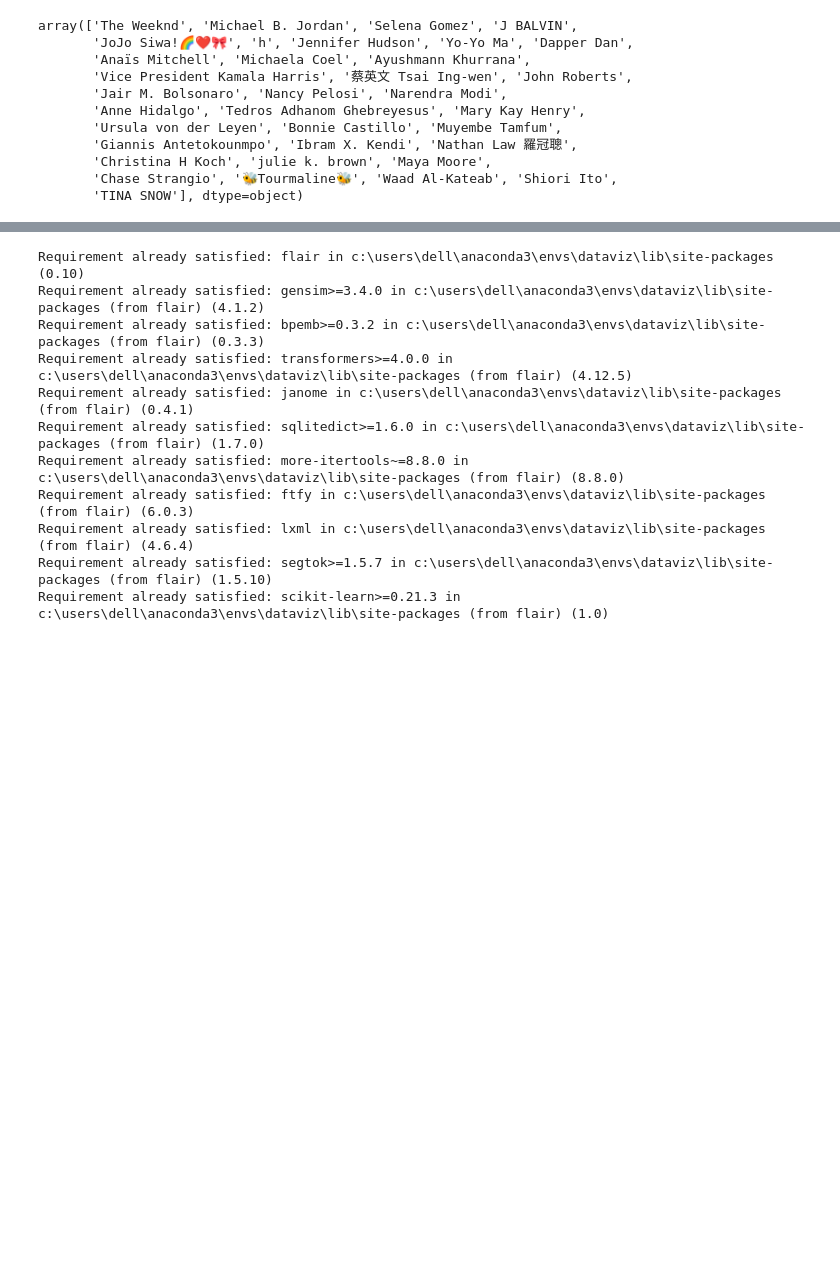
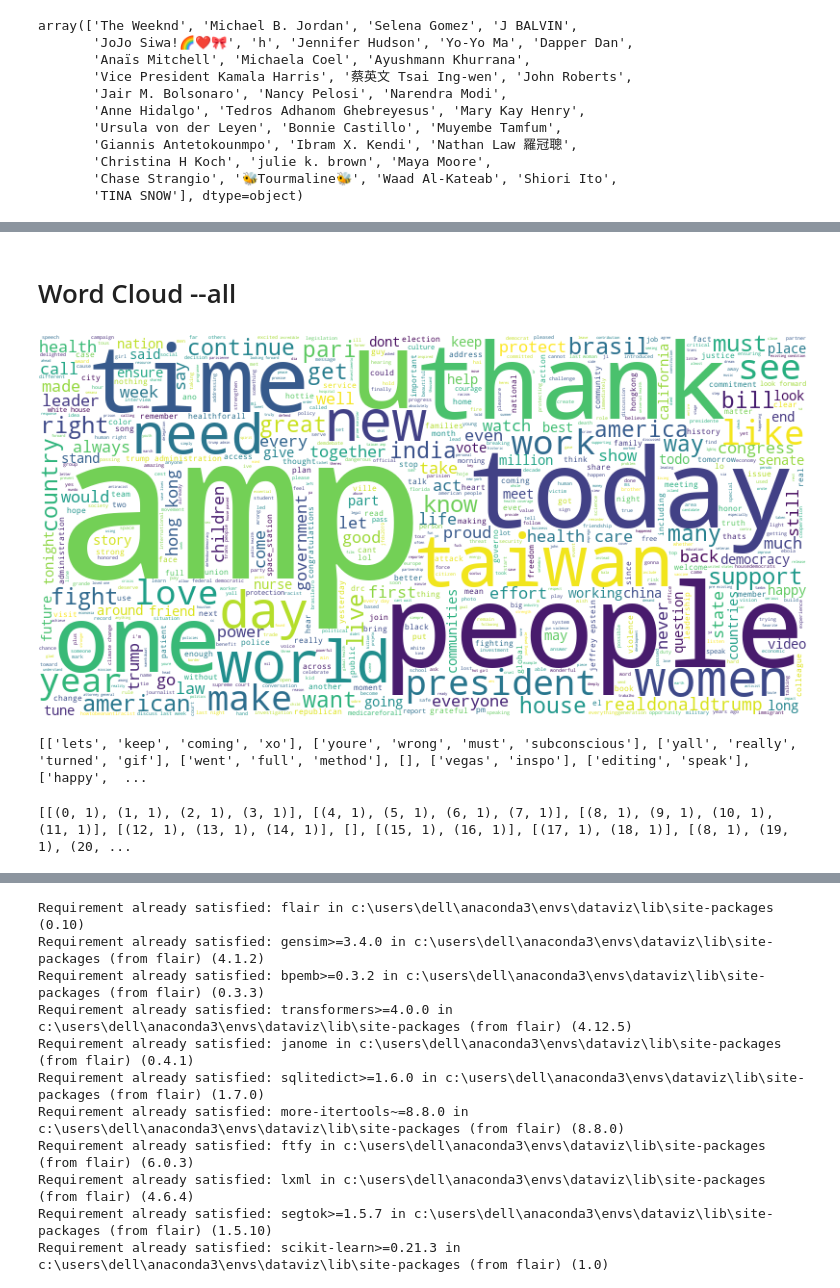
Before and after one commit to Surb22/Final-Project-IS417, a Jupyter notebook: Code/twitter_data.ipynb, the cells around one changed output, grey strips where cells are left out. Cells and saved outputs as stored; diff of their text form; code cells hidden in the pictures; blank space fills up the shorter version.

Commit message:
topic modelling

```diff
--- a/Code/twitter_data.ipynb
+++ b/Code/twitter_data.ipynb
@@ -133,4 +133,13 @@ tweets_df1_withoutEmojis
 11793 rows × 9 columns
+# %%
+tweets_df1_topic = tweets_df1_withoutEmojis
 # %%
-tweets_df1_withoutEmojis['FilteredContent'] = tweets_df1_withoutEmojis['Content'].map(lambda x: re.sub('[,\.!?]', '', x))
-tweets_df1_withoutEmojis['FilteredContent'] = tweets_df1_withoutEmojis['FilteredContent'].map(lambda x: x.lower())
+# Removing URLs from tweets
+tweets_df1_topic['FilteredContent'] = tweets_df1_withoutEmojis['Content'].apply(lambda x: re.split('https:\/\/.*', str(x))[0])
+#
+tweets_df1_topic['FilteredContent'] = tweets_df1_topic['FilteredContent'].map(lambda x: re.sub('[,\.!?]', '', x))
+#
+tweets_df1_topic['FilteredContent'] = tweets_df1_topic['FilteredContent'].map(lambda x: x.lower())
+# Removing empty tweets
+tweets_df1_topic = tweets_df1_topic[tweets_df1_topic['FilteredContent'] != '']
+tweets_df1_topic
@@ -136,0 +179,14 @@ tweets_df1_withoutEmojis['FilteredContent'] = tweets_df1_withoutEmojis['Filtered
+# %% [markdown]
+# Word Cloud --all
+# %%
+stop_words = stopwords.words('english')
+stop_words.extend(stopwords.words('portuguese'))
+stop_words.extend(stopwords.words('french'))
+stop_words.extend(stopwords.words('german'))
+# %%
+long_string = ','.join(list(tweets_df1_topic['FilteredContent'].values))
+wordcloud = WordCloud(width = 800, height = 400,background_color="white", max_words=1000, contour_width=5, contour_color='steelblue', stopwords = stop_words)
+wordcloud.generate(long_string)
+wordcloud.to_image()
+# %% [output]
+[figure, added]
@@ -136,0 +202,26 @@ tweets_df1_withoutEmojis['FilteredContent'] = tweets_df1_withoutEmojis['Filtered
+# %%
+data = tweets_df1_topic.FilteredContent.values.tolist()
+data_words = list(sent_to_words(data))
+
+# remove stop words
+data_words = remove_stopwords(data_words)
+
+print(data_words)
+# %% [output]
+[['lets', 'keep', 'coming', 'xo'], ['youre', 'wrong', 'must', 'subconscious'], ['yall', 'really', 'turned', 'gif'], ['went', 'full', 'method'], [], ['vegas', 'inspo'], ['editing', 'speak'], ['happy',  ...
+# %%
+
+
+# Create Dictionary
+id2word = corpora.Dictionary(data_words)
+
+# Create Corpus
+texts = data_words
+
+# Term Document Frequency
+corpus = [id2word.doc2bow(text) for text in texts]
+
+# View
+print(corpus)
+# %% [output]
+[[(0, 1), (1, 1), (2, 1), (3, 1)], [(4, 1), (5, 1), (6, 1), (7, 1)], [(8, 1), (9, 1), (10, 1), (11, 1)], [(12, 1), (13, 1), (14, 1)], [], [(15, 1), (16, 1)], [(17, 1), (18, 1)], [(8, 1), (19, 1), (20, ...
```
Also changed, not shown: parts of 12 cells of this notebook, 3 other files.
